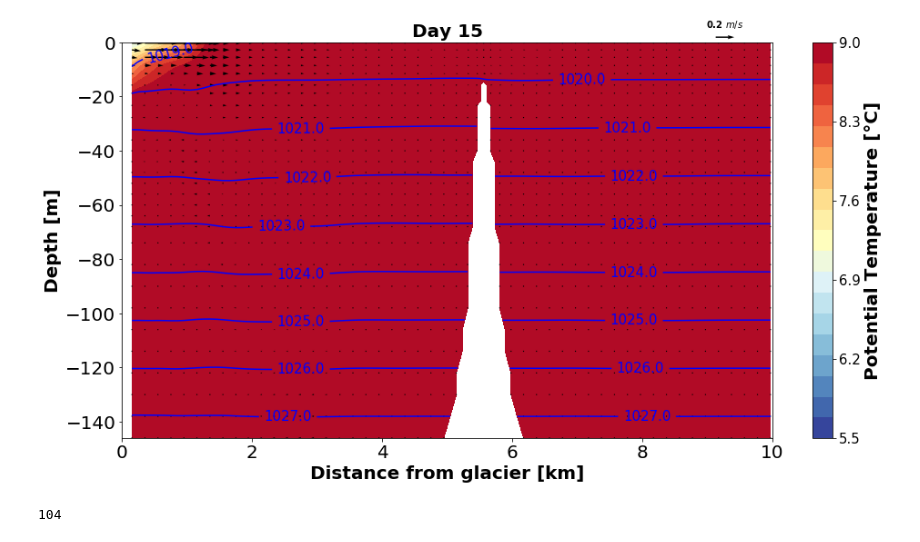
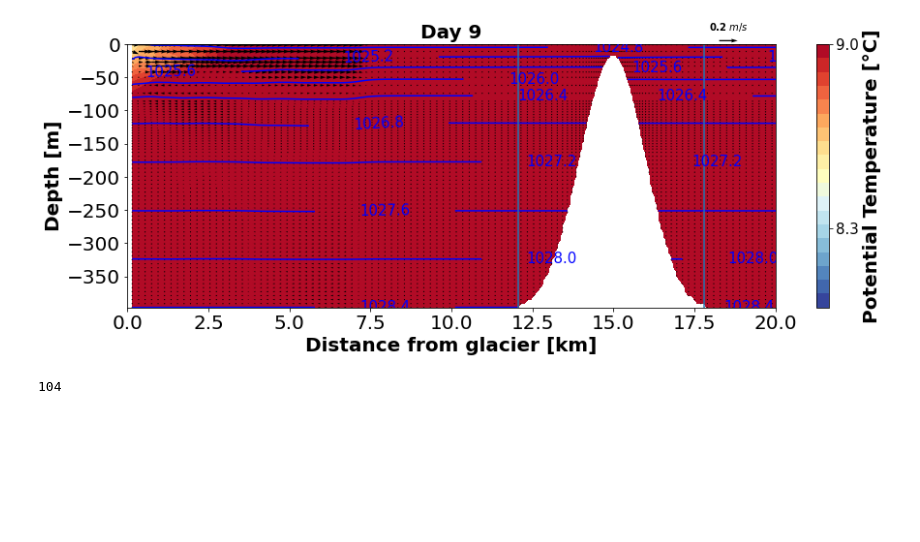
Before and after one commit to weiyangbao/Jupyter-Iceplume, a Jupyter notebook: Along-fjord_Contour.ipynb, the cells around one changed output. Drawn from its saved outputs; the diff is of its cells as text; code cells hidden in the pictures; blank space fills up the shorter version.

```diff
--- a/Along-fjord_Contour.ipynb
+++ b/Along-fjord_Contour.ipynb
@@ -6,8 +6,8 @@ import matplotlib.pyplot as plt
 import gsw
 import os
 # %%
-state0 = xr.open_dataset('/Users/weiyangbao/Documents/Model_outputs/Sills/state_003.nc')
-#state0 = xr.open_dataset('/work/oceans/wbao/MITgcm_results/iceplume/sill30/state_002.nc')
-state = state0.isel(Y = range(1,10)) # Remove the boundary walls in y direction
-state.X
+#state0 = xr.open_dataset('/Users/weiyangbao/Documents/Model_outputs/Sills/state_003.nc')
+state0 = xr.open_dataset('/work/oceans/wbao/MITgcm_results/iceplume/fjord_test/state_001.nc')
+state = state0.isel(Y = range(35,45)) # Remove the boundary walls in y direction
+state.Y.data
 # %% [output]
@@ -31,22 +16,22 @@ Attributes:
 # %%
-fig_path = "/Users/weiyangbao/Documents/Jupyter_Figs/Sill010//Along_fjord_animation_Qf0700/"
-#fig_path = "/home/1959/Jupyter_Figs/sill30/Along_fjord_animation_Qf0200/"
+#fig_path = "/Users/weiyangbao/Documents/Jupyter_Figs/Sill010//Along_fjord_animation_Qf0700/"
+fig_path = "/home/1959/Jupyter_Figs/sill30/Along_fjord_animation_Qf0200/"
 if not os.path.exists(fig_path):
     os.makedirs(fig_path)
 
 x = state.X.data / 1000 # x coornidate in km
 z = state.Z.data
 pres = gsw.p_from_z(z, 0)
-ct = np.linspace(5.5,9,20) # Contour range for temperature
+ct = np.linspace(8,9,20) # Contour range for temperature
 count = 0
 
 # Time range
-for t in range(30,31):
+for t in range(19,20):
     count += 1
     pt = state.Temp.isel(T = t).data
     s = state.S.isel(T = t).data
     # Convert the location of data U from cell corner to center
-    u = (state.U.isel(T = t, Xp1 = range(104)).data + state.U.isel(T = t, Xp1 = range(1,105)).data) /2
+    u = (state.U.isel(T = t, Xp1 = range(300)).data + state.U.isel(T = t, Xp1 = range(1,301)).data) /2
     w = state.W.isel(T = t).data
 
     mask = (pt == 0)
@@ -62,40 +47,42 @@ for t in range(30,31):
     w_ymean = w.mean(1)
 
 
-    fig, ax = plt.subplots(figsize=(16,8))
+    fig, ax = plt.subplots(figsize=(15,5))
     # Plot potential temperature field
     plt.contourf(x,z,pt_ymean, ct, cmap = 'RdYlBu_r')
     cbar = plt.colorbar(ticks = np.linspace(5.5,9,6))
     cbar.ax.tick_params(labelsize = 15)
     cbar.set_label('Potential Temperature [\N{DEGREE SIGN}C]', size = 20, weight = 'bold')
+    plt.axvline(x=x[120])
+    plt.axvline(x=x[236])
 
     # Plot isopycnals
     CS = plt.contour(x,z,rho_ymean,10, colors = 'b')
     plt.clabel(CS, fmt='%1.1f', fontsize=15, inline=1)
 
     # Plot velocity(Z, X) field
     u_ymean[[1,2,3,4,6,7,8,9,11,12,14,15,17,18,19,21,23,24,26,27,29,30], :] = np.nan
     w_ymean[[1,2,3,4,6,7,8,9,11,12,14,15,17,18,19,21,23,24,26,27,29,30], :] = np.nan
     u_ymean[:,::2] = np.nan
     w_ymean[:,::2] = np.nan
     #u_ymean[::2,:] = np.nan
     #w_ymean[::2,:] = np.nan
     Q = ax.quiver(x,z,u_ymean, w_ymean, width=0.002, scale=7)
     ax.quiverkey(Q, 0.7, 0.89, 0.2,r'0.2 $m/s$', fontproperties={'weight': 'bold', 'size' : 10}, coordinates='figure')
 
-    ax.set_xlim([0,10])
+    ax.set_xlim([0,20])
     #ax.set_xticklabels(np.linspace(0,10,6, dtype = int), size = 20)
     ax.set_ylim([min(z),0])
     #ax.set_yticklabels(np.linspace(-150,0,11, dtype = int), size = 20)
     plt.yticks(fontsize = 20)
     plt.xticks(fontsize = 20)
     ax.set_xlabel('Distance from glacier [km]', size = 20, weight = 'bold')
     ax.set_ylabel('Depth [m]', size = 20, weight = 'bold')
     plt.title('Day ' + str(int(t/2)), size = 20, weight = 'bold')
     #plt.close()
     #fig.savefig(fig_path + '/time' + format(count, '03d') + '.png', dpi = 150, bbox_inches='tight')
 # %% [output]
-[figure, old version]
+[figure, new version]
 # %%
 # Generate GIF from saved output figures
 import imageio
```
Also changed, not shown: parts of 1 cell of this notebook, 1 other file.
